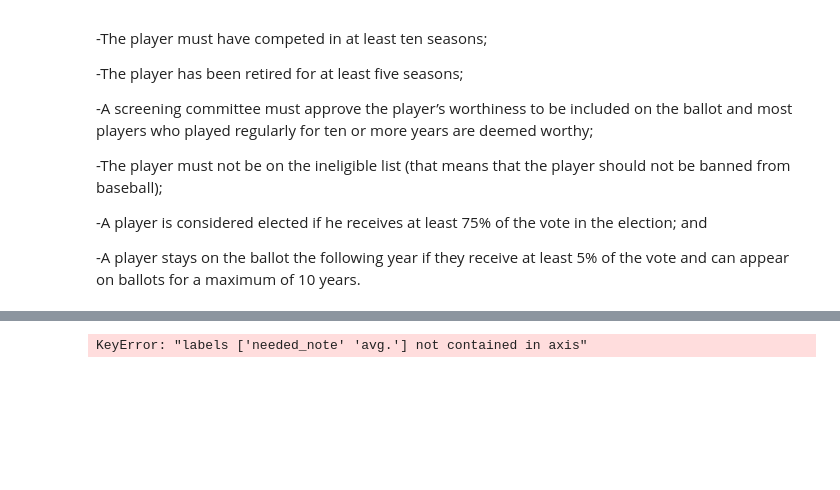
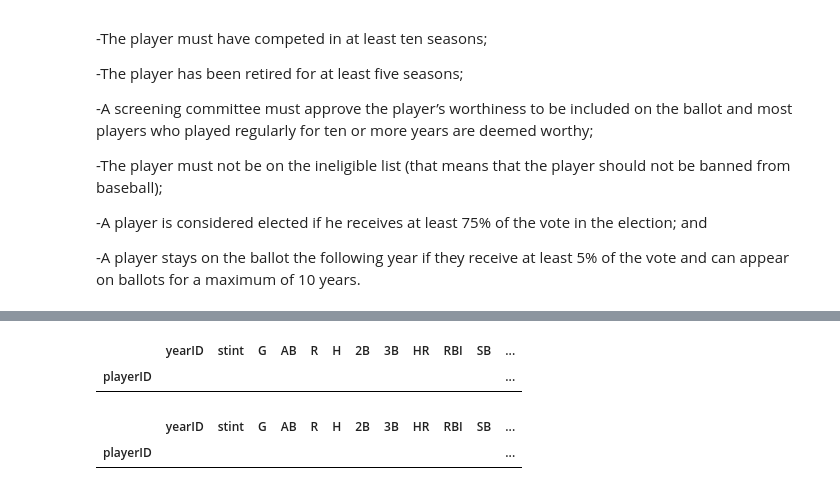
Before and after one commit to ezzanger/Advanced-Regression-Dills, a Jupyter notebook: Capstone Unit 3.ipynb, the cells around one changed output, grey strips where cells are left out. Drawn from its saved outputs; the diff is of its cells as text; code cells hidden in the pictures; blank space fills up the shorter version.

```diff
--- a/Capstone Unit 3.ipynb
+++ b/Capstone Unit 3.ipynb
@@ -466,16 +531,22 @@ MasterID1.describe()
 # %%
 
 #neveramitted players who were not admitted to HOF
 MasterID1 = pd.merge(Batting, HOF2, on='playerID', how="outer")
 #MasterID1 = MasterID1.loc[lambda MasterID1: MasterID1['yearID'] > 1980, :]
 MasterID1 = MasterID1.loc[lambda MasterID1: MasterID1['yearid'] > 2005, :]
 # = MasterID1.loc[lambda MasterID1: MasterID1['votes'] > 10, :]
 MasterID1= MasterID1.sort_values('votes', ascending = False)
 admitted = MasterID1.loc[MasterID1.playerID.isin(inductees)]
 neveradmitted = MasterID1.loc[~MasterID1.playerID.isin(inductees)]
-neveradmitted.drop(["needed","yearid","yearID", "teamID", "ballots", "votes", "needed_note", "category","avg.", "votedBy"], axis=1, inplace=True)
+#neveradmitted.drop(["needed","yearid","yearID", "teamID", "ballots", "votes", "needed_note", "category","avg.", "votedBy"], axis=1, inplace=True)
 neveradmitted = neveradmitted.drop_duplicates()
 neveradmitted = neveradmitted.groupby(['playerID']).sum()
-neveradmitted
+neveradmitted.head(100)
 # %% [output]
-KeyError: "labels ['needed_note' 'avg.'] not contained in axis"
+|  | yearID | stint | G | AB | R | H | 2B | 3B | HR | RBI | SB | ... |
+| playerID |  |  |  |  |  |  |  |  |  |  |  | ... |
+# %%
+neveradmitted
+# %% [output]
+|  | yearID | stint | G | AB | R | H | 2B | 3B | HR | RBI | SB | ... |
+| playerID |  |  |  |  |  |  |  |  |  |  |  | ... |
```
Also changed, not shown: parts of 23 cells of this notebook.
